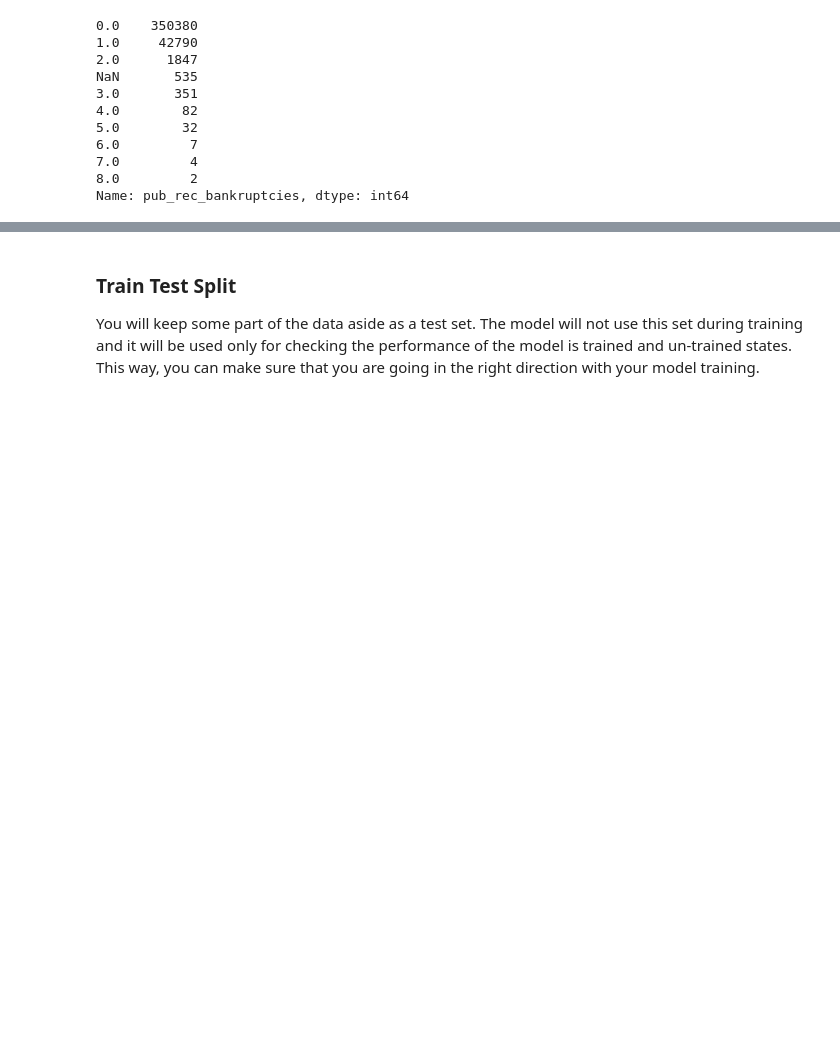
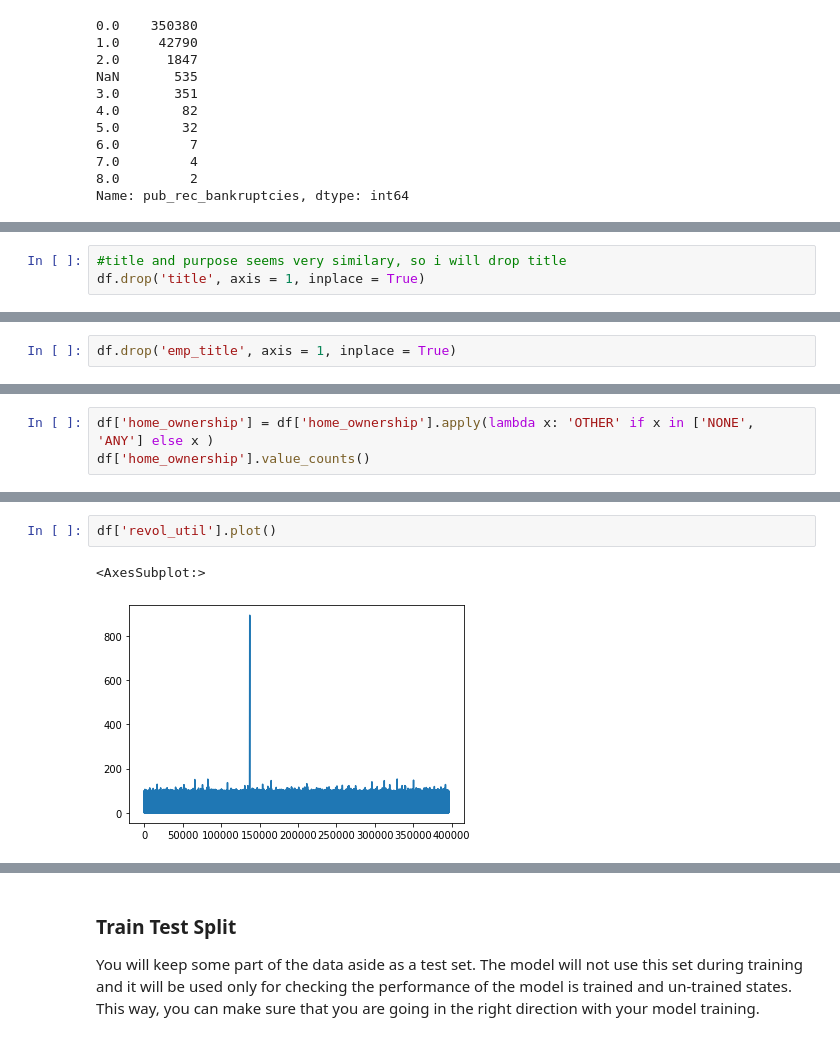
Before and after one commit to Sam-Power/031_dl_loan_status, a Jupyter notebook: 031_dl_loan_status.ipynb, the cells around one changed output, grey strips where cells are left out. Saved outputs shown, nothing was run; the diff lists cells and outputs as text; blank space fills up the shorter version.

```diff
--- a/031_dl_loan_status.ipynb
+++ b/031_dl_loan_status.ipynb
@@ -772,0 +799,3 @@ Below are tips for some variables. There are also different processes to do!
+# %%
+#title and purpose seems very similary, so i will drop title
+df.drop('title', axis = 1, inplace = True)
@@ -772,0 +835,2 @@ Below are tips for some variables. There are also different processes to do!
+# %%
+df.drop('emp_title', axis = 1, inplace = True)
@@ -772,0 +847,3 @@ Below are tips for some variables. There are also different processes to do!
+# %%
+df['home_ownership'] = df['home_ownership'].apply(lambda x: 'OTHER' if x in ['NONE', 'ANY'] else x )
+df['home_ownership'].value_counts()
@@ -772,0 +885,5 @@ Below are tips for some variables. There are also different processes to do!
+# %%
+df['revol_util'].plot()
+# %% [output]
+<AxesSubplot:>
+[figure, added]
```
Also changed, not shown: parts of 75 cells of this notebook.
